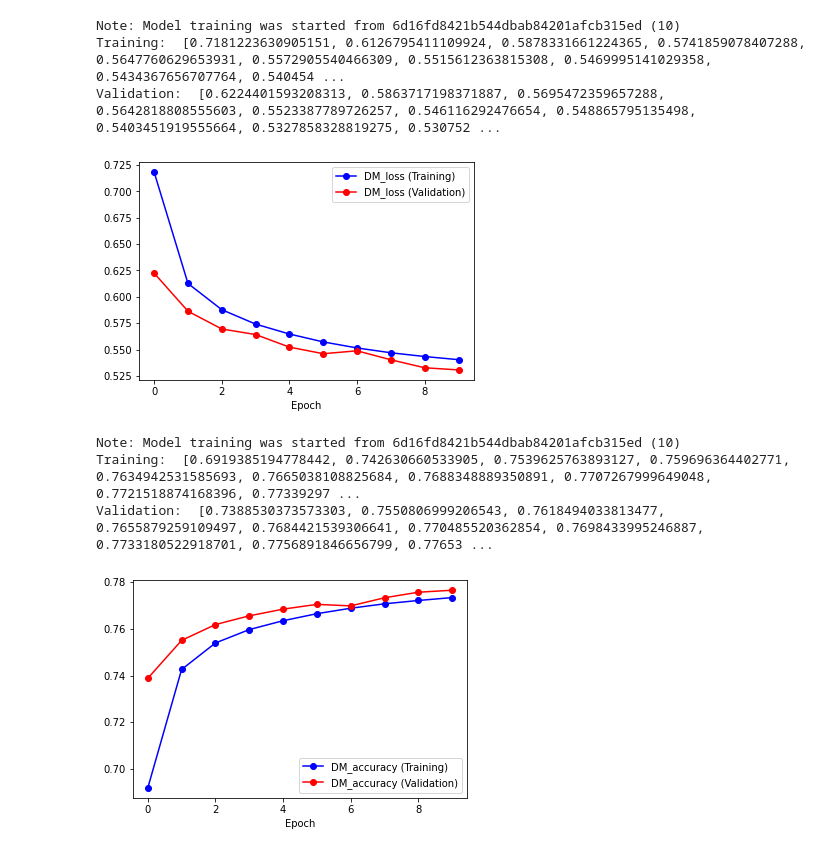
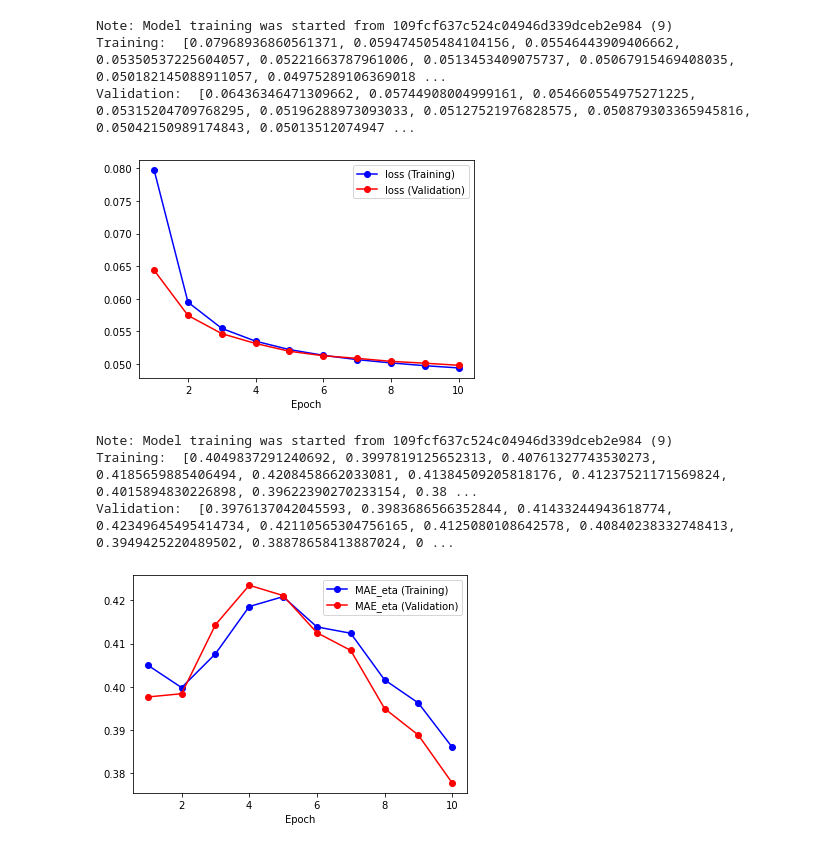
Before and after one commit to lucasrussell01/DeepPi, a Jupyter notebook: Evaluation/notebooks/plot_metrics.ipynb, the cells around one changed output. Cells and saved outputs as stored; diff of their text form; code cells hidden in the pictures.

```diff
--- a/Evaluation/notebooks/plot_metrics.ipynb
+++ b/Evaluation/notebooks/plot_metrics.ipynb
@@ -64,14 +26,14 @@ FileNotFoundError: [Errno 2] No such file or directory: '../../Training/python/m
 # %%
-plotter.plot_metric("DM_loss", verbose=1)
+plotter.plot_metric("loss", verbose=1)
 # %% [output]
-Note: Model training was started from 6d16fd8421b544dbab84201afcb315ed (10)
-Training:  [0.7181223630905151, 0.6126795411109924, 0.5878331661224365, 0.5741859078407288, 0.5647760629653931, 0.5572905540466309, 0.5515612363815308, 0.5469995141029358, 0.5434367656707764, 0.540454 ...
-Validation:  [0.6224401593208313, 0.5863717198371887, 0.5695472359657288, 0.5642818808555603, 0.5523387789726257, 0.546116292476654, 0.548865795135498, 0.5403451919555664, 0.5327858328819275, 0.530752 ...
+Note: Model training was started from 109fcf637c524c04946d339dceb2e984 (9)
+Training:  [0.07968936860561371, 0.059474505484104156, 0.05546443909406662, 0.05350537225604057, 0.05221663787961006, 0.0513453409075737, 0.05067915469408035, 0.050182145088911057, 0.04975289106369018 ...
+Validation:  [0.06436346471309662, 0.05744908004999161, 0.054660554975271225, 0.05315204709768295, 0.05196288973093033, 0.05127521976828575, 0.050879303365945816, 0.05042150989174843, 0.05013512074947 ...
-[figure, old version]
+[figure, new version]
 # %%
-plotter.plot_metric("DM_accuracy", verbose=1)
+plotter.plot_metric("MAE_eta", verbose=1)
 # %% [output]
-Note: Model training was started from 6d16fd8421b544dbab84201afcb315ed (10)
-Training:  [0.6919385194778442, 0.742630660533905, 0.7539625763893127, 0.759696364402771, 0.7634942531585693, 0.7665038108825684, 0.7688348889350891, 0.7707267999649048, 0.7721518874168396, 0.77339297 ...
-Validation:  [0.7388530373573303, 0.7550806999206543, 0.7618494033813477, 0.7655879259109497, 0.7684421539306641, 0.770485520362854, 0.7698433995246887, 0.7733180522918701, 0.7756891846656799, 0.77653 ...
+Note: Model training was started from 109fcf637c524c04946d339dceb2e984 (9)
+Training:  [0.4049837291240692, 0.3997819125652313, 0.40761327743530273, 0.4185659885406494, 0.4208458662033081, 0.41384509205818176, 0.41237521171569824, 0.4015894830226898, 0.39622390270233154, 0.38 ...
+Validation:  [0.3976137042045593, 0.3983686566352844, 0.41433244943618774, 0.42349645495414734, 0.42110565304756165, 0.4125080108642578, 0.40840238332748413, 0.3949425220489502, 0.38878658413887024, 0 ...
-[figure, old version]
+[figure, new version]
```
Also changed, not shown: parts of 1 cell of this notebook, 8 other files.
